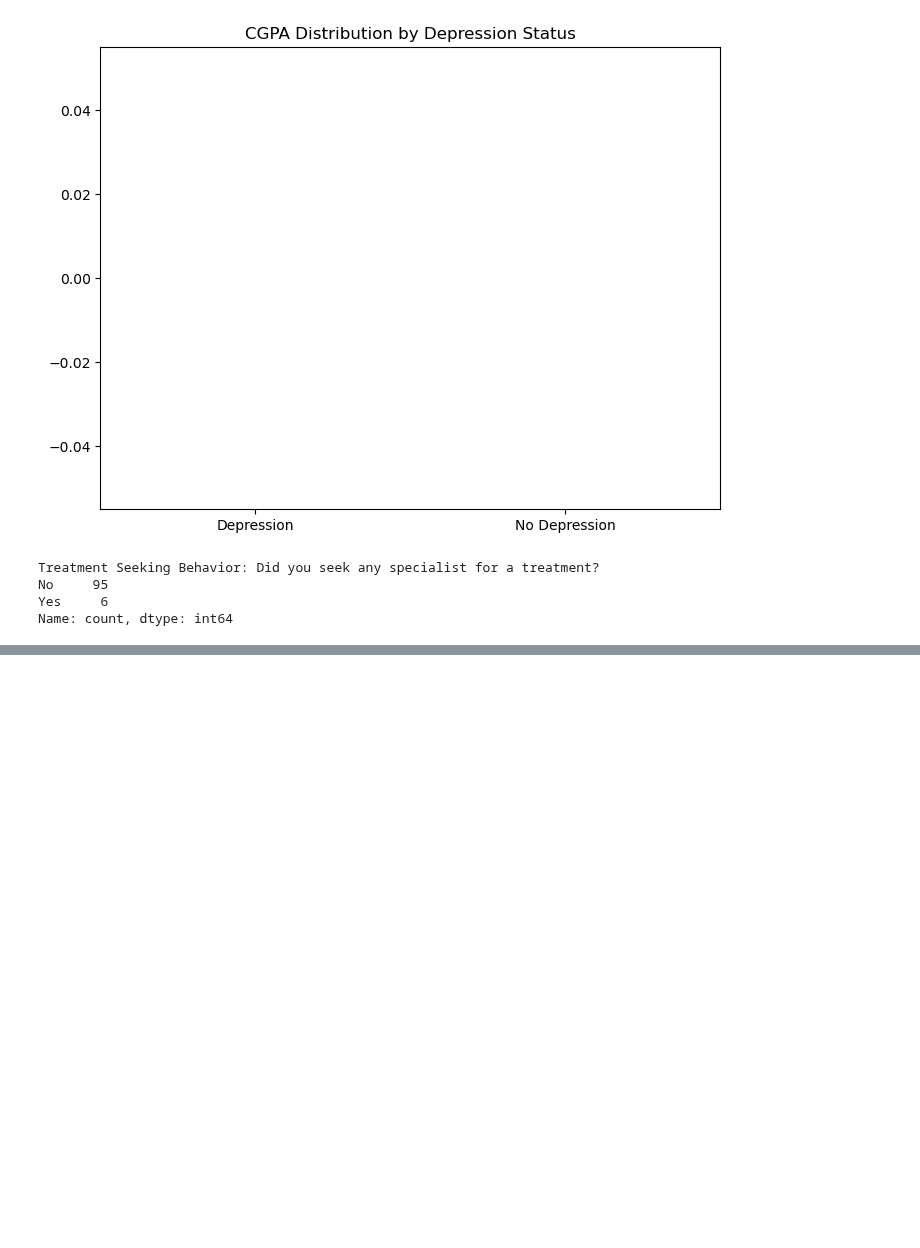
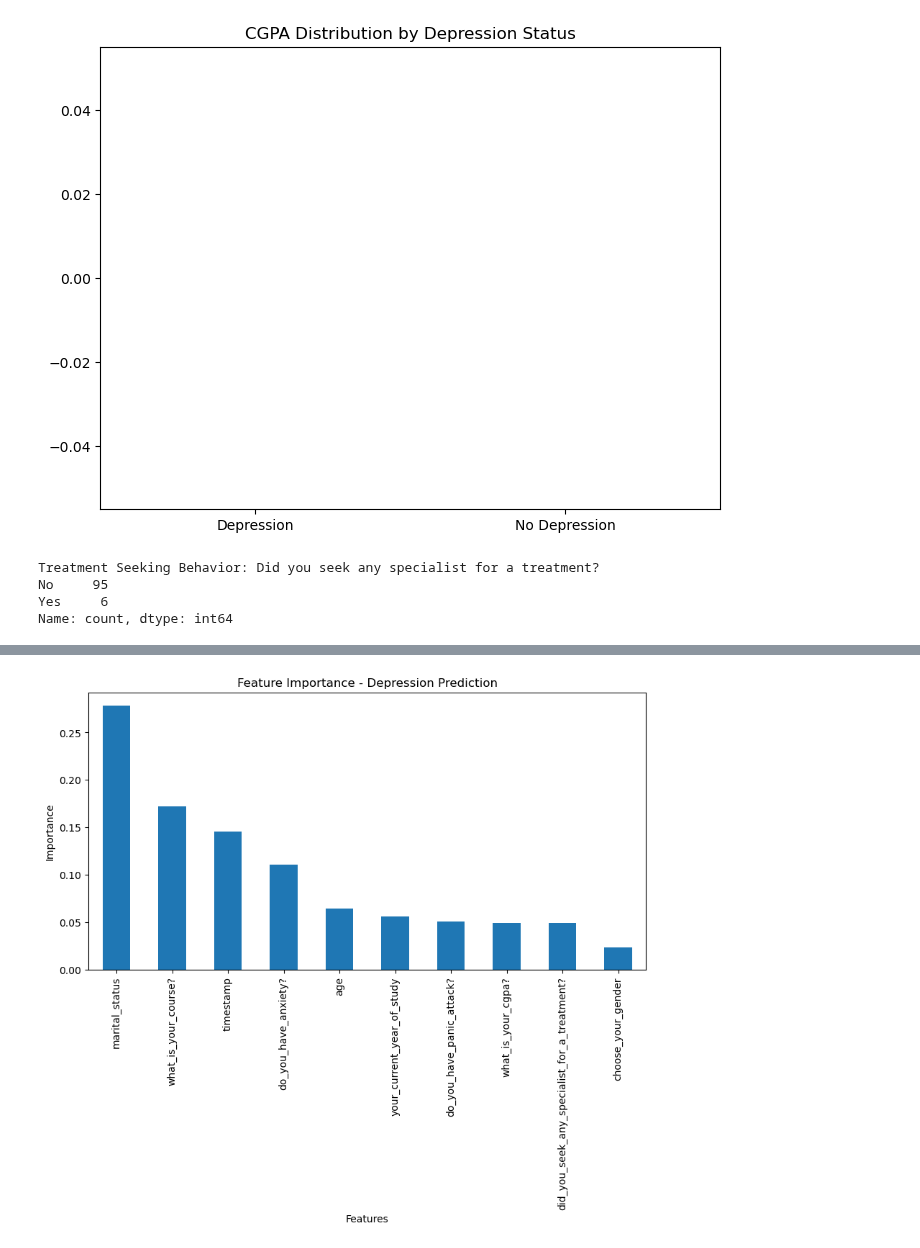
Before and after one commit to sofiaghulamnabi76-afk/YPDC-PROJECT, a Jupyter notebook: analysis.ipynb, the cells around one changed output, grey strips where cells are left out. Cells and saved outputs as stored; diff of their text form; code cells hidden in the pictures; blank space fills up the shorter version.

```diff
--- a/analysis.ipynb
+++ b/analysis.ipynb
@@ -273,0 +371,6 @@ Name: count, dtype: int64
+# %%
+# Encode categorical columns
+label_enc = LabelEncoder()
+categorical_cols = ml_df.select_dtypes(include=['object']).columns
+for col in categorical_cols:
+    ml_df[col] = label_enc.fit_transform(ml_df[col])
@@ -273,0 +417,10 @@ Name: count, dtype: int64
+# %%
+# Target column (Depression)
+if 'do_you_have_depression?' in ml_df.columns:
+    y = ml_df['do_you_have_depression?']  # already numeric after encoding
+else:
+    raise KeyError(" Column 'do_you_have_depression?' not found in dataset!")
+
+X = ml_df.drop(columns=['do_you_have_depression?'])
+X_train, X_test, y_train, y_test = train_test_split(X, y, test_size=0.2, random_state=42)
+print(f"Training samples: {X_train.shape[0]}, Testing samples: {X_test.shape[0]}")
@@ -273,0 +429,4 @@ Name: count, dtype: int64
+# %%
+# Train Model
+model = RandomForestClassifier(n_estimators=100, random_state=42)
+model.fit(X_train, y_train)
@@ -273,0 +461,10 @@ Name: count, dtype: int64
+# %%
+ #Feature Importance Plot
+feature_importances = pd.Series(model.feature_importances_, index=X.columns)
+feature_importances.sort_values(ascending=False).plot(kind='bar', figsize=(10,5))
+plt.title("Feature Importance - Depression Prediction")
+plt.xlabel("Features")
+plt.ylabel("Importance")
+plt.show()
+# %% [output]
+[figure, added]
```
Also changed, not shown: parts of 11 cells of this notebook.
